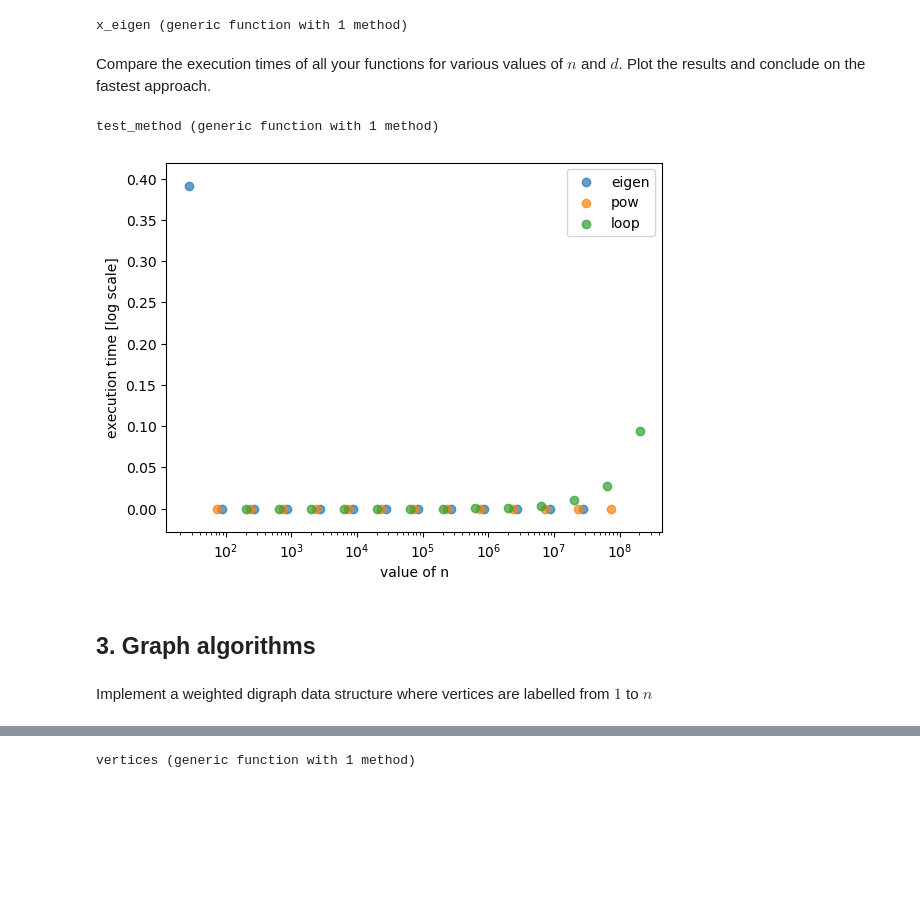
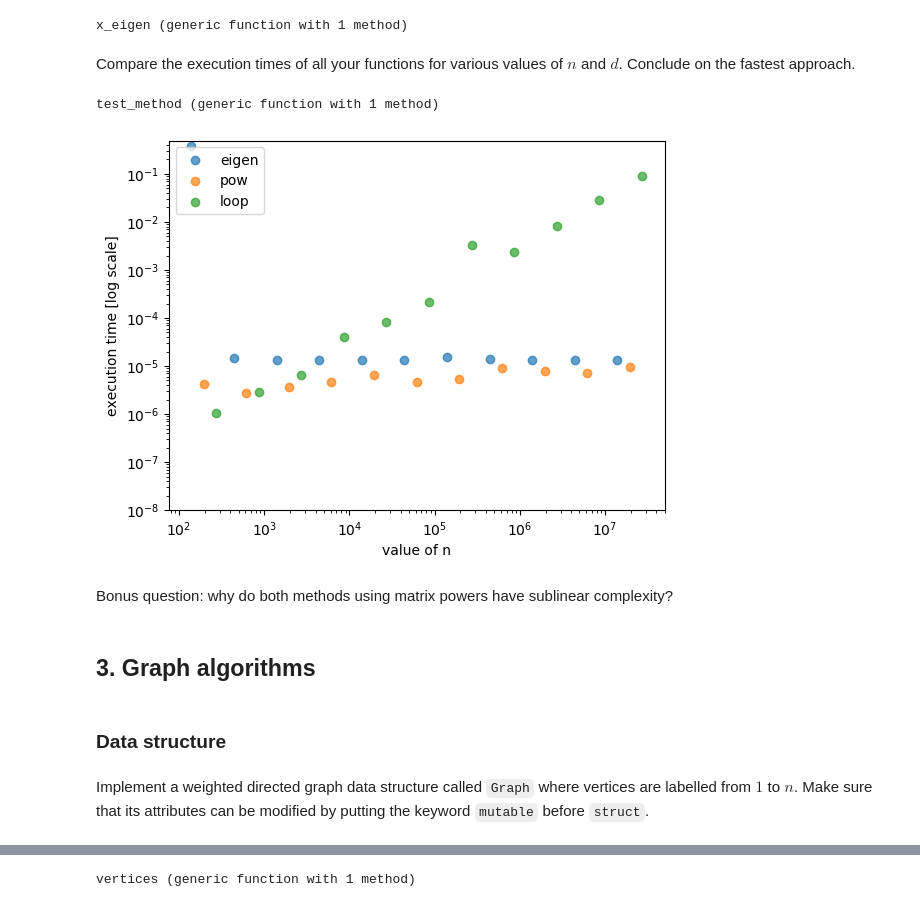
Before and after one commit to gdalle/IntroJulia, a Jupyter notebook: Introduction to Julia.ipynb, the cells around one changed output, grey strips where cells are left out. Cells and saved outputs as stored; diff of their text form; code cells hidden in the pictures; blank space fills up the shorter version.

```diff
--- a/Introduction to Julia.ipynb
+++ b/Introduction to Julia.ipynb
@@ -444,7 +494,7 @@ x_eigen (generic function with 1 method)
 # %%
 @assert x_eigen([1., 1.], [1., 1.], 10) ≈ 55.
 # %% [markdown]
-Compare the execution times of all your functions for various values of $n$ and $d$. Plot the results and conclude on the fastest approach.
+Compare the execution times of all your functions for various values of $n$ and $d$. Conclude on the fastest approach.
 # %%
 using ProgressMeter
 # %%
@@ -469,11 +519,11 @@ end
 test_method (generic function with 1 method)
 # %%
 d = 5
-w = rand(d)
-y = rand(d)
+w = 0.1*rand(d)
+y = 1e5 * rand(d)
 
 times_by_method = Dict()
-n_values = convert.(Int, round.(10 .^ (1:0.5:7)))
+n_values = convert.(Int, round.(10 .^ (2:0.5:7)))
 
 @showprogress for method in ["loop", "pow", "eigen"]
     times_by_method[method] = Float64[]
@@ -484,17 +534,23 @@ n_values = convert.(Int, round.(10 .^ (1:0.5:7)))
 end
 # %%
 for (i, method) in enumerate(collect(keys(times_by_method)))
-    scatter(n_values .* exp(i), times_by_method[method], label=method, alpha=0.7)
+    scatter(n_values .* exp(i/3), times_by_method[method], label=method, alpha=0.7)
 end
 legend()
 xscale("log")
+yscale("log")
+ylim(1e-8, nothing)
 xlabel("value of n")
 ylabel("execution time [log scale]")
 show()
 # %% [output]
-[figure, old version]
+[figure, new version]
+# %% [markdown]
+Bonus question: why do both methods using matrix powers have sublinear complexity?
 # %% [markdown]
 ## 3. Graph algorithms
+# %% [markdown]
+### Data structure
 # %% [markdown]
-Implement a weighted digraph data structure where vertices are labelled from $1$ to $n$
+Implement a weighted directed graph data structure called `Graph` where vertices are labelled from $1$ to $n$. Make sure that its attributes can be modified by putting the keyword `mutable` before `struct`.
 # %%
```
Also changed, not shown: parts of 81 cells of this notebook, 2 other files.
